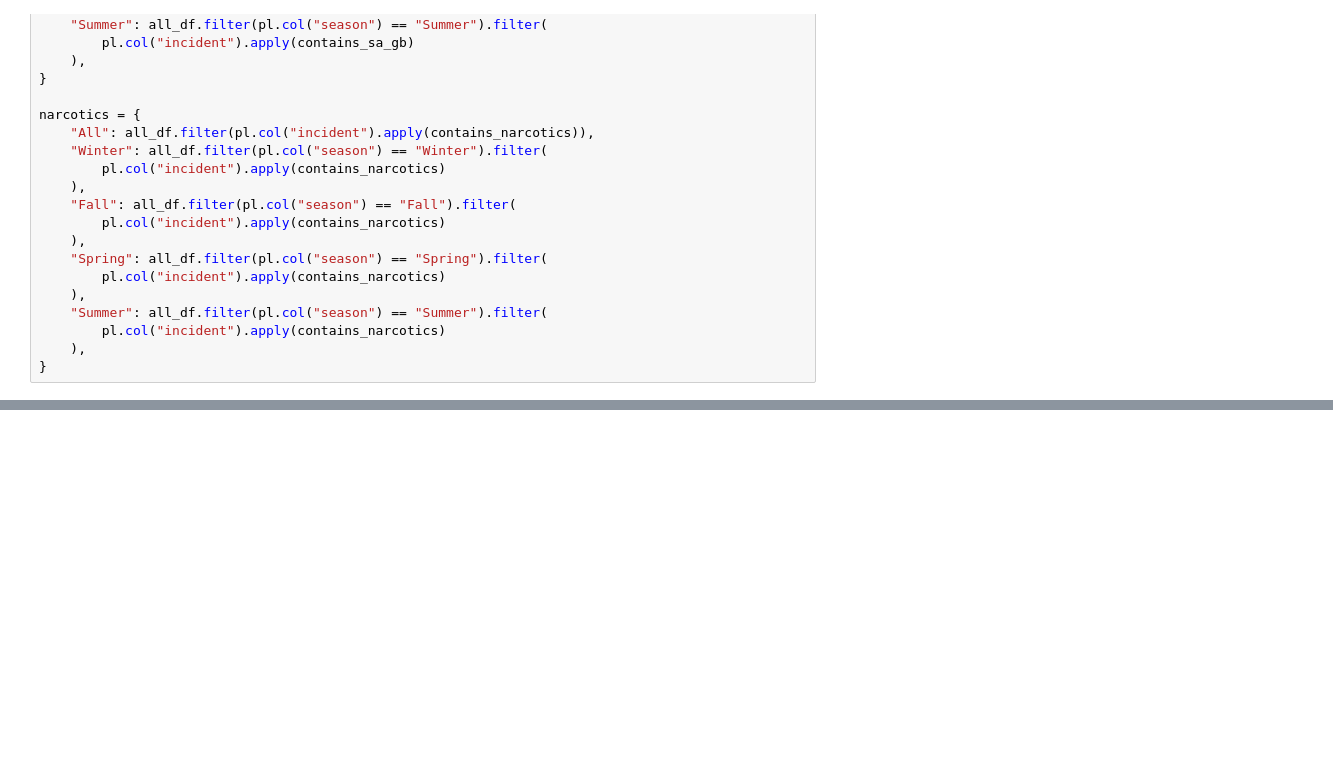
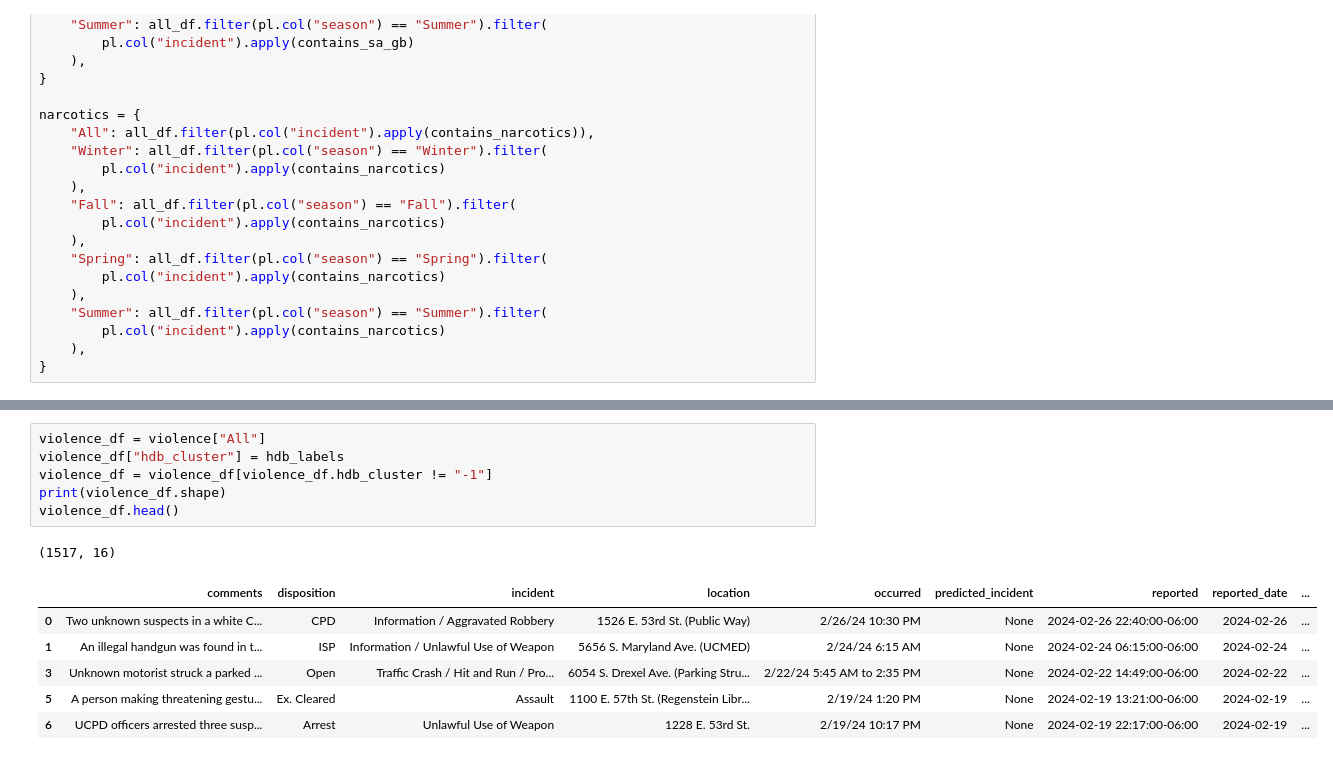
Before and after one commit to michplunkett/one-offs, a Jupyter notebook: notebooks/ucpd_cluster_analysis.ipynb, the cells around one changed output, grey strips where cells are left out. Drawn from its saved outputs; the diff is of its cells as text; blank space fills up the shorter version.

```diff
--- a/notebooks/ucpd_cluster_analysis.ipynb
+++ b/notebooks/ucpd_cluster_analysis.ipynb
@@ -580,0 +625,14 @@ violence["All"].plot()
+# %%
+violence_df = violence["All"]
+violence_df["hdb_cluster"] = hdb_labels
+violence_df = violence_df[violence_df.hdb_cluster != "-1"]
+print(violence_df.shape)
+violence_df.head()
+# %% [output]
+(1517, 16)
+|  | comments | disposition | incident | location | occurred | predicted_incident | reported | reported_date | ... |
+| 0 | Two unknown suspects in a white C... | CPD | Information / Aggravated Robbery | 1526 E. 53rd St. (Public Way) | 2/26/24 10:30 PM | None | 2024-02-26 22:40:00-06:00 | 2024-02-26 | ... |
+| 1 | An illegal handgun was found in t... | ISP | Information / Unlawful Use of Weapon | 5656 S. Maryland Ave. (UCMED) | 2/24/24 6:15 AM | None | 2024-02-24 06:15:00-06:00 | 2024-02-24 | ... |
+| 3 | Unknown motorist struck a parked ... | Open | Traffic Crash / Hit and Run / Pro... | 6054 S. Drexel Ave. (Parking Stru... | 2/22/24 5:45 AM to 2:35 PM | None | 2024-02-22 14:49:00-06:00 | 2024-02-22 | ... |
+| 5 | A person making threatening gestu... | Ex. Cleared | Assault | 1100 E. 57th St. (Regenstein Libr... | 2/19/24 1:20 PM | None | 2024-02-19 13:21:00-06:00 | 2024-02-19 | ... |
+| 6 | UCPD officers arrested three susp... | Arrest | Unlawful Use of Weapon | 1228 E. 53rd St. | 2/19/24 10:17 PM | None | 2024-02-19 22:17:00-06:00 | 2024-02-19 | ... |
```
Also changed, not shown: parts of 11 cells of this notebook.
